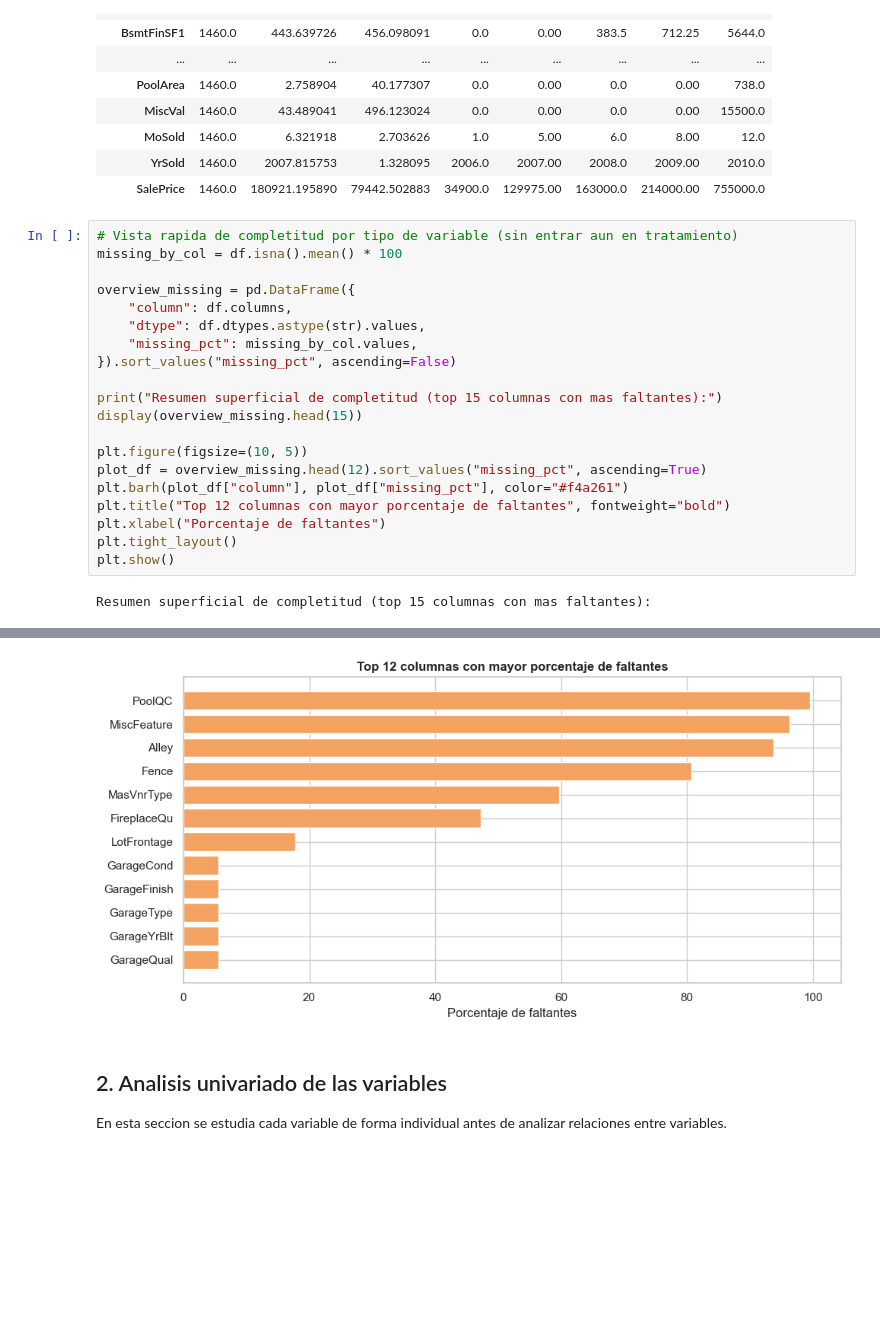
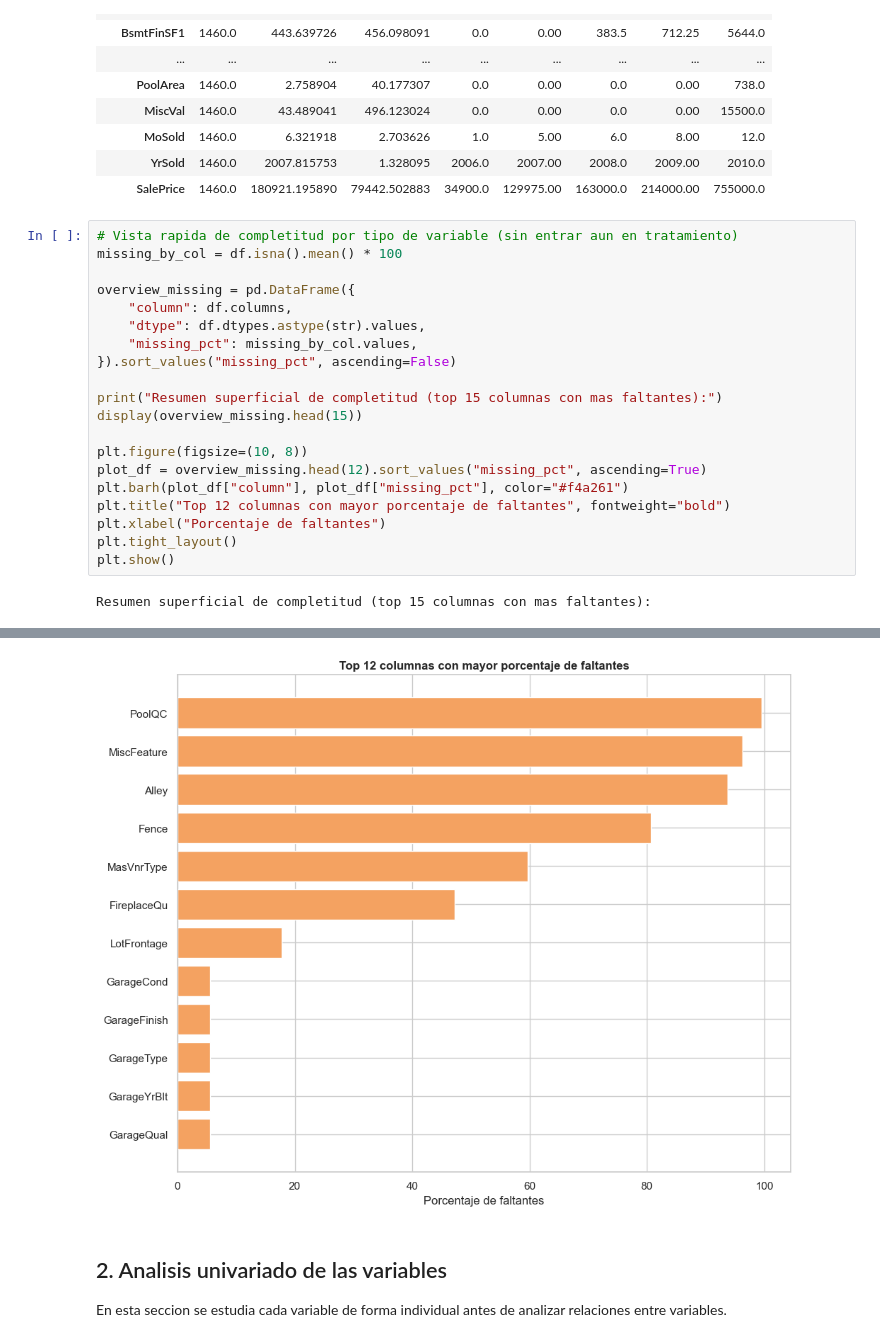
Before and after one commit to kmgomezm/proyecto_estadistica_multivariada, a Jupyter notebook: notebooks/01_EDA_Previo_PrecioCasas.ipynb, the cells around one changed output, grey strips where cells are left out. Drawn from its saved outputs; the diff is of its cells as text; blank space fills up the shorter version.

```diff
--- a/notebooks/01_EDA_Previo_PrecioCasas.ipynb
+++ b/notebooks/01_EDA_Previo_PrecioCasas.ipynb
@@ -140,35 +140,35 @@ overview_missing = pd.DataFrame({
     "missing_pct": missing_by_col.values,
 }).sort_values("missing_pct", ascending=False)
 
 print("Resumen superficial de completitud (top 15 columnas con mas faltantes):")
 display(overview_missing.head(15))
 
-plt.figure(figsize=(10, 5))
+plt.figure(figsize=(10, 8))
 plot_df = overview_missing.head(12).sort_values("missing_pct", ascending=True)
 plt.barh(plot_df["column"], plot_df["missing_pct"], color="#f4a261")
 plt.title("Top 12 columnas con mayor porcentaje de faltantes", fontweight="bold")
 plt.xlabel("Porcentaje de faltantes")
 plt.tight_layout()
 plt.show()
 # %% [output]
 Resumen superficial de completitud (top 15 columnas con mas faltantes):
 |  | column | dtype | missing_pct |
 | 72 | PoolQC | object | 99.520548 |
 | 74 | MiscFeature | object | 96.301370 |
 | 6 | Alley | object | 93.767123 |
 | 73 | Fence | object | 80.753425 |
 | 25 | MasVnrType | object | 59.726027 |
 | 57 | FireplaceQu | object | 47.260274 |
 | 3 | LotFrontage | float64 | 17.739726 |
 | 63 | GarageQual | object | 5.547945 |
 | 60 | GarageFinish | object | 5.547945 |
 | 58 | GarageType | object | 5.547945 |
 | 59 | GarageYrBlt | float64 | 5.547945 |
 | 64 | GarageCond | object | 5.547945 |
 | 35 | BsmtFinType2 | object | 2.602740 |
 | 32 | BsmtExposure | object | 2.602740 |
 | 31 | BsmtCond | object | 2.534247 |
-[figure, old version]
+[figure, new version]
 # %% [markdown]
 ## 2. Analisis univariado de las variables
 
```
Also changed, not shown: parts of 1 cell of this notebook, 2 other files.
